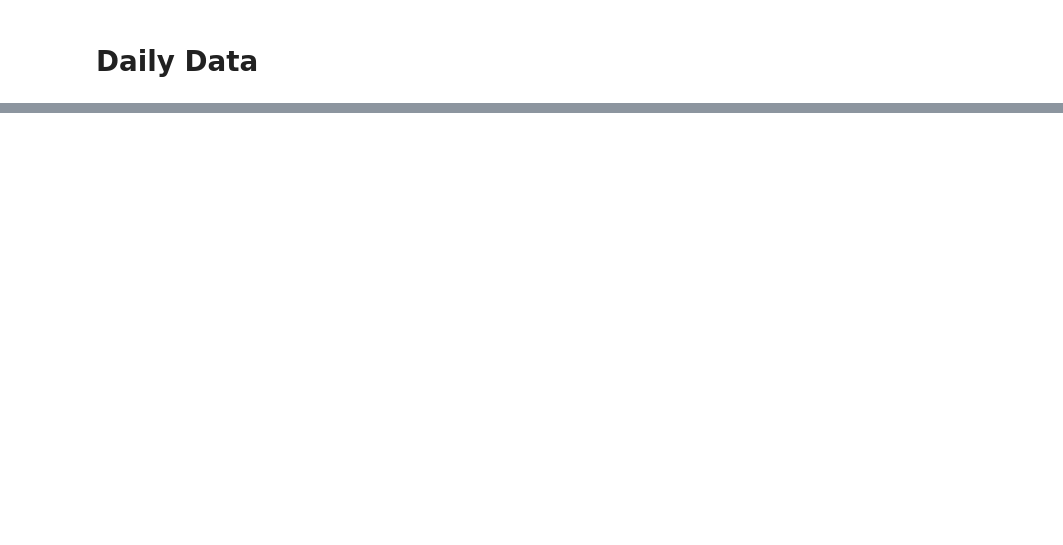
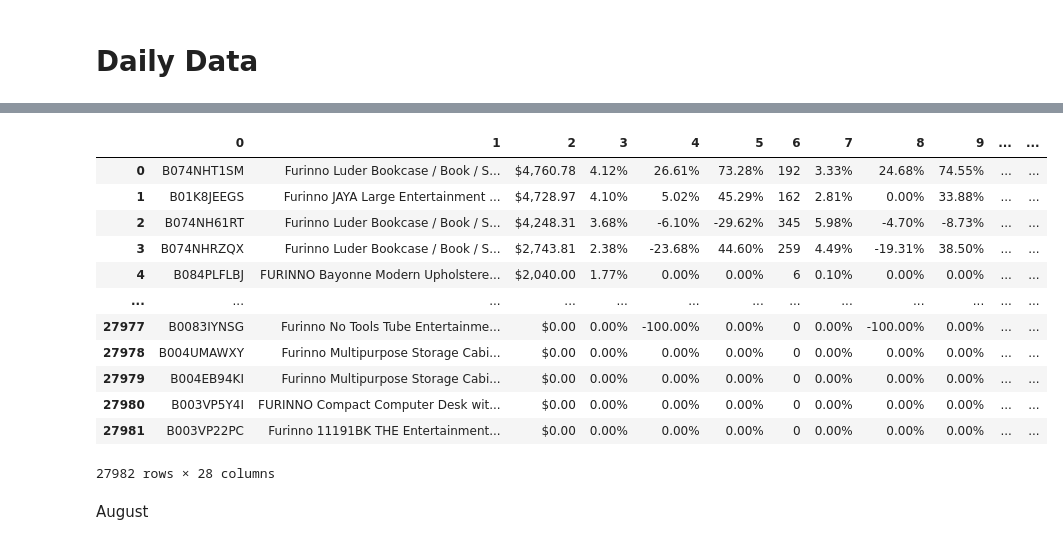
Before and after one commit to Henchen99/Furinno-MLaas, a Jupyter notebook: Furinno_MLaaS.ipynb, the cells around one changed output, grey strips where cells are left out. Cells and saved outputs as stored; diff of their text form; code cells hidden in the pictures; blank space fills up the shorter version.

```diff
--- a/Furinno_MLaaS.ipynb
+++ b/Furinno_MLaaS.ipynb
@@ -98,2 +230,3 @@ sales_diagnostic_2018_09
 # %%
-sales_diagnostic_daily_2021_07_01 = pd.read_csv('/content/drive/MyDrive/Furinno MLaaS/Sales Diagnostic (Daily)/2021/Amazon US Daily Sales Diagnostic (Shipped COGS)_2021-07-01.csv')
+input_file_path = "/content/drive/MyDrive/Furinno MLaaS/Sales Diagnostic (Daily)/2021/July 2021/"
+excel_file_list = os.listdir(input_file_path)
@@ -115,0 +233,28 @@ sales_diagnostic_daily_2021_07_01
+# %%
+daterange = pd.date_range(start='7/1/2021', end='7/31/2021')
+# %%
+df_July_21 = pd.DataFrame()
+for excel_files, date in zip(excel_file_list, daterange):
+     if excel_files.endswith(".csv"):
+        df1 = pd.read_csv(input_file_path + excel_files, header=None, skiprows=1)
+        df1['date'] = date
+        df_July_21 = df_July_21.append(df1,ignore_index=True)
+# %%
+df_July_21
+# df_July_21.to_csv('jul_2021.csv') # refresh files and you can find the saved file at the bottom
+# %% [output]
+|  | 0 | 1 | 2 | 3 | 4 | 5 | 6 | 7 | 8 | 9 | ... | ... |
+| 0 | B074NHT1SM | Furinno Luder Bookcase / Book / S... | $4,760.78 | 4.12% | 26.61% | 73.28% | 192 | 3.33% | 24.68% | 74.55% | ... | ... |
+| 1 | B01K8JEEGS | Furinno JAYA Large Entertainment ... | $4,728.97 | 4.10% | 5.02% | 45.29% | 162 | 2.81% | 0.00% | 33.88% | ... | ... |
+| 2 | B074NH61RT | Furinno Luder Bookcase / Book / S... | $4,248.31 | 3.68% | -6.10% | -29.62% | 345 | 5.98% | -4.70% | -8.73% | ... | ... |
+| 3 | B074NHRZQX | Furinno Luder Bookcase / Book / S... | $2,743.81 | 2.38% | -23.68% | 44.60% | 259 | 4.49% | -19.31% | 38.50% | ... | ... |
+| 4 | B084PLFLBJ | FURINNO Bayonne Modern Upholstere... | $2,040.00 | 1.77% | 0.00% | 0.00% | 6 | 0.10% | 0.00% | 0.00% | ... | ... |
+| ... | ... | ... | ... | ... | ... | ... | ... | ... | ... | ... | ... | ... |
+| 27977 | B0083IYNSG | Furinno No Tools Tube Entertainme... | $0.00 | 0.00% | -100.00% | 0.00% | 0 | 0.00% | -100.00% | 0.00% | ... | ... |
+| 27978 | B004UMAWXY | Furinno Multipurpose Storage Cabi... | $0.00 | 0.00% | 0.00% | 0.00% | 0 | 0.00% | 0.00% | 0.00% | ... | ... |
+| 27979 | B004EB94KI | Furinno Multipurpose Storage Cabi... | $0.00 | 0.00% | 0.00% | 0.00% | 0 | 0.00% | 0.00% | 0.00% | ... | ... |
+| 27980 | B003VP5Y4I | FURINNO Compact Computer Desk wit... | $0.00 | 0.00% | 0.00% | 0.00% | 0 | 0.00% | 0.00% | 0.00% | ... | ... |
+| 27981 | B003VP22PC | Furinno 11191BK THE Entertainment... | $0.00 | 0.00% | 0.00% | 0.00% | 0 | 0.00% | 0.00% | 0.00% | ... | ... |
+27982 rows × 28 columns
+# %% [markdown]
+August
```
Also changed, not shown: parts of 77 cells of this notebook.
